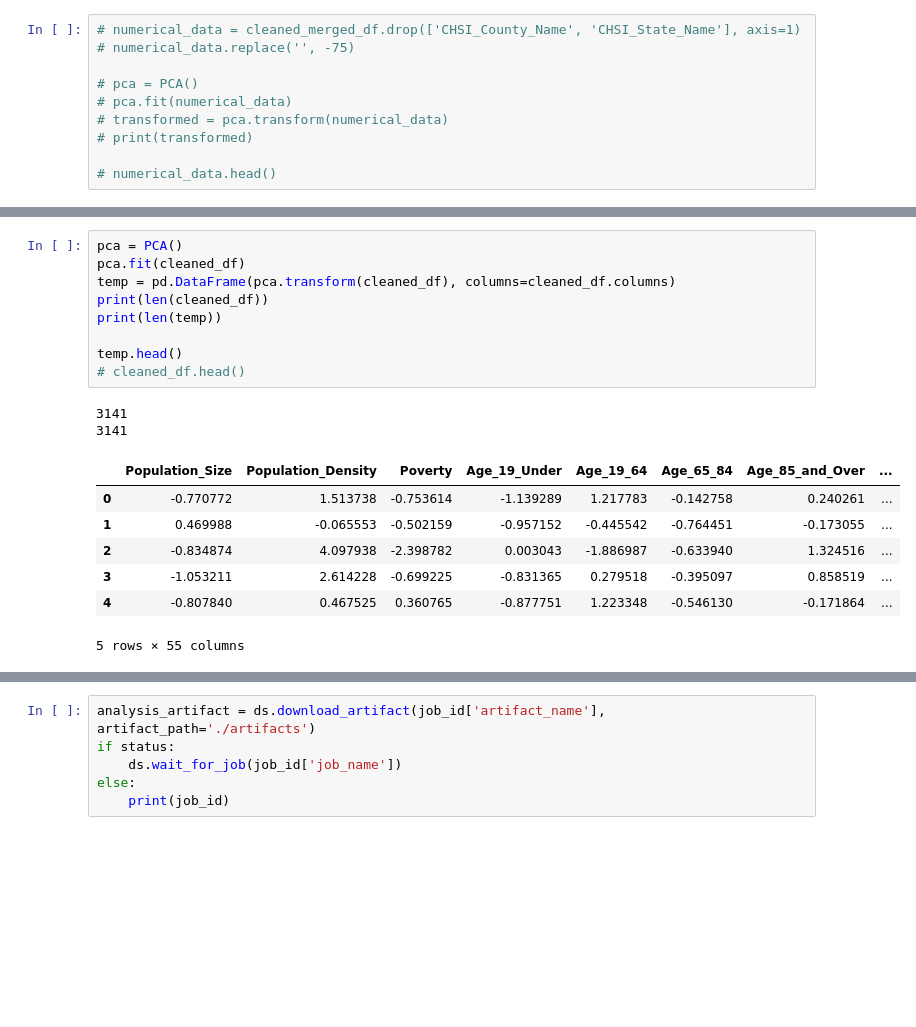
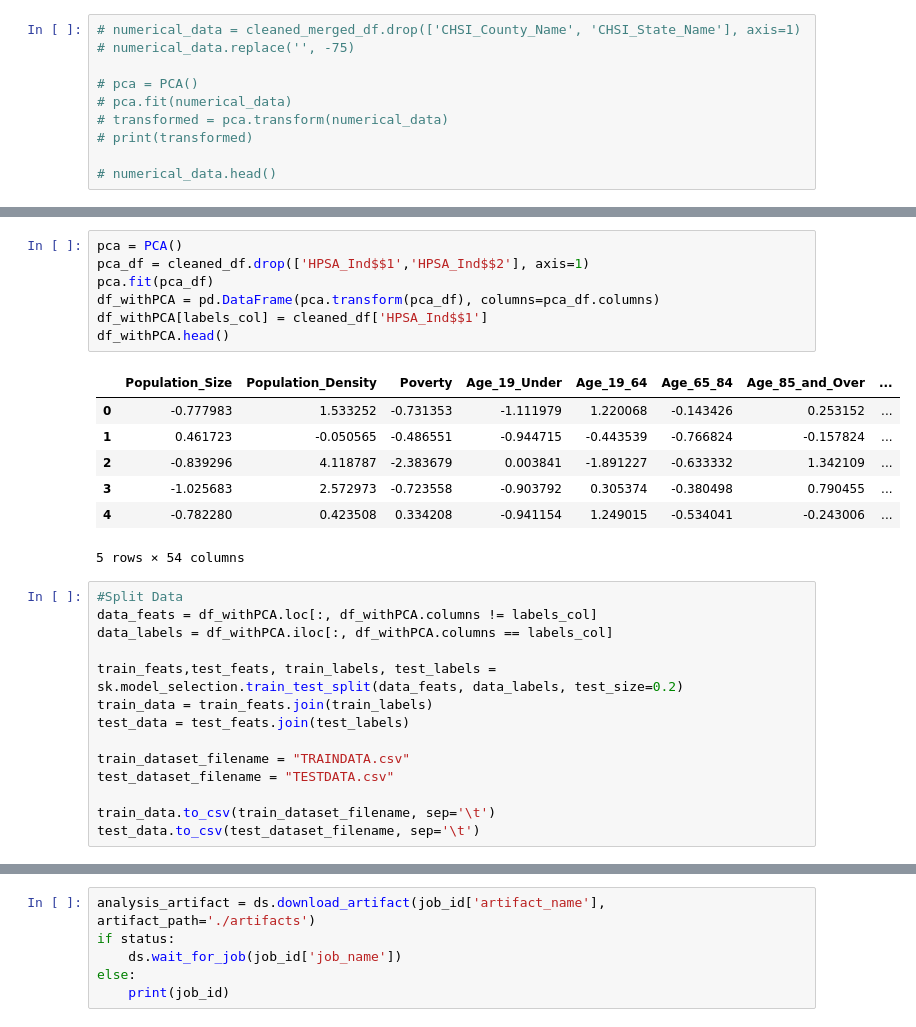
Before and after one commit to ArathiSripriya/DataMiningFinalProject, a Jupyter notebook: notebook.ipynb, the cells around one changed output, grey strips where cells are left out. Saved outputs shown, nothing was run; the diff lists cells and outputs as text; blank space fills up the shorter version.

```diff
--- a/notebook.ipynb
+++ b/notebook.ipynb
@@ -206,22 +207,32 @@ cleaned_df.head()
 | 3 | -0.237781 | -0.126252 | 0.706681 | -0.062941 | 0.897208 | -0.566800 | -0.964637 | ... |
 | 4 | -0.126127 | -0.096291 | -0.297057 | -0.093417 | 0.539589 | -0.206818 | -0.859259 | ... |
 5 rows × 55 columns
-# %%
-pca = PCA()
-pca.fit(cleaned_df)
-temp = pd.DataFrame(pca.transform(cleaned_df), columns=cleaned_df.columns)
-print(len(cleaned_df))
-print(len(temp))
-
-temp.head()
-# cleaned_df.head()
-# %% [output]
-3141
-3141
-|  | Population_Size | Population_Density | Poverty | Age_19_Under | Age_19_64 | Age_65_84 | Age_85_and_Over | ... |
-| 0 | -0.770772 | 1.513738 | -0.753614 | -1.139289 | 1.217783 | -0.142758 | 0.240261 | ... |
-| 1 | 0.469988 | -0.065553 | -0.502159 | -0.957152 | -0.445542 | -0.764451 | -0.173055 | ... |
-| 2 | -0.834874 | 4.097938 | -2.398782 | 0.003043 | -1.886987 | -0.633940 | 1.324516 | ... |
-| 3 | -1.053211 | 2.614228 | -0.699225 | -0.831365 | 0.279518 | -0.395097 | 0.858519 | ... |
-| 4 | -0.807840 | 0.467525 | 0.360765 | -0.877751 | 1.223348 | -0.546130 | -0.171864 | ... |
-5 rows × 55 columns
+# %%
+pca = PCA()
+pca_df = cleaned_df.drop(['HPSA_Ind$$1','HPSA_Ind$$2'], axis=1)
+pca.fit(pca_df)
+df_withPCA = pd.DataFrame(pca.transform(pca_df), columns=pca_df.columns)
+df_withPCA[labels_col] = cleaned_df['HPSA_Ind$$1']
+df_withPCA.head()
+# %% [output]
+|  | Population_Size | Population_Density | Poverty | Age_19_Under | Age_19_64 | Age_65_84 | Age_85_and_Over | ... |
+| 0 | -0.777983 | 1.533252 | -0.731353 | -1.111979 | 1.220068 | -0.143426 | 0.253152 | ... |
+| 1 | 0.461723 | -0.050565 | -0.486551 | -0.944715 | -0.443539 | -0.766824 | -0.157824 | ... |
+| 2 | -0.839296 | 4.118787 | -2.383679 | 0.003841 | -1.891227 | -0.633332 | 1.342109 | ... |
+| 3 | -1.025683 | 2.572973 | -0.723558 | -0.903792 | 0.305374 | -0.380498 | 0.790455 | ... |
+| 4 | -0.782280 | 0.423508 | 0.334208 | -0.941154 | 1.249015 | -0.534041 | -0.243006 | ... |
+5 rows × 54 columns
+# %%
+#Split Data
+data_feats = df_withPCA.loc[:, df_withPCA.columns != labels_col]
+data_labels = df_withPCA.iloc[:, df_withPCA.columns == labels_col]
+
+train_feats,test_feats, train_labels, test_labels = sk.model_selection.train_test_split(data_feats, data_labels, test_size=0.2)
+train_data = train_feats.join(train_labels)
+test_data = test_feats.join(test_labels)
+
+train_dataset_filename = "TRAINDATA.csv"
+test_dataset_filename = "TESTDATA.csv"
+
+train_data.to_csv(train_dataset_filename, sep='\t')
+test_data.to_csv(test_dataset_filename, sep='\t')
```
Also changed, not shown: parts of 10 cells of this notebook, 3 other files.
